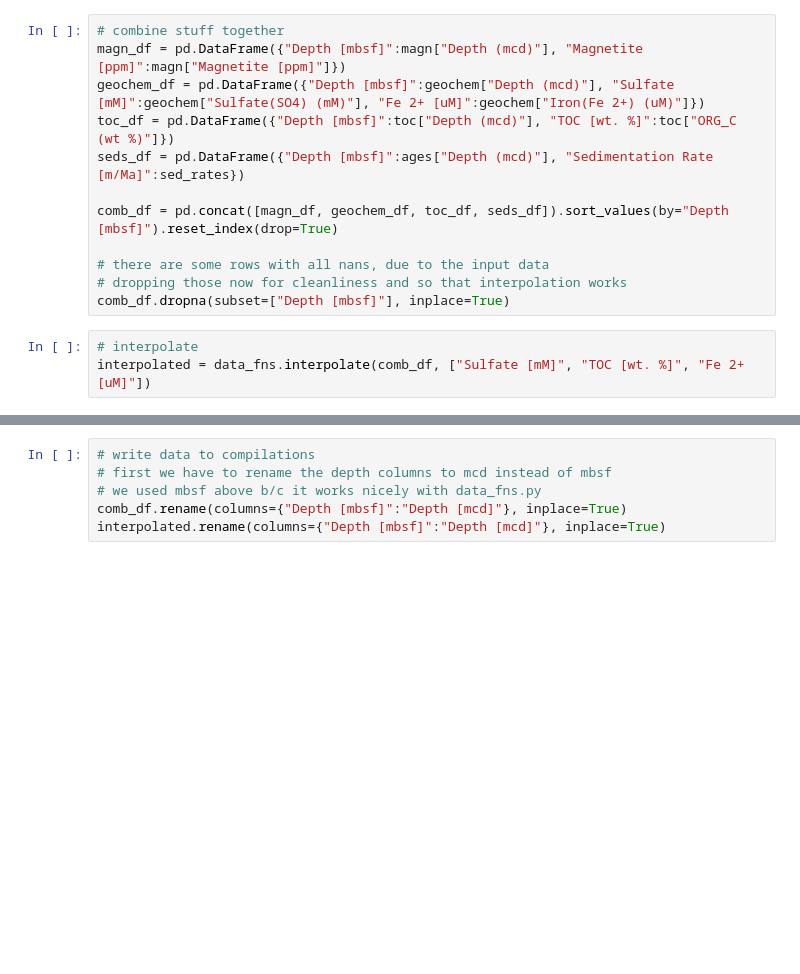
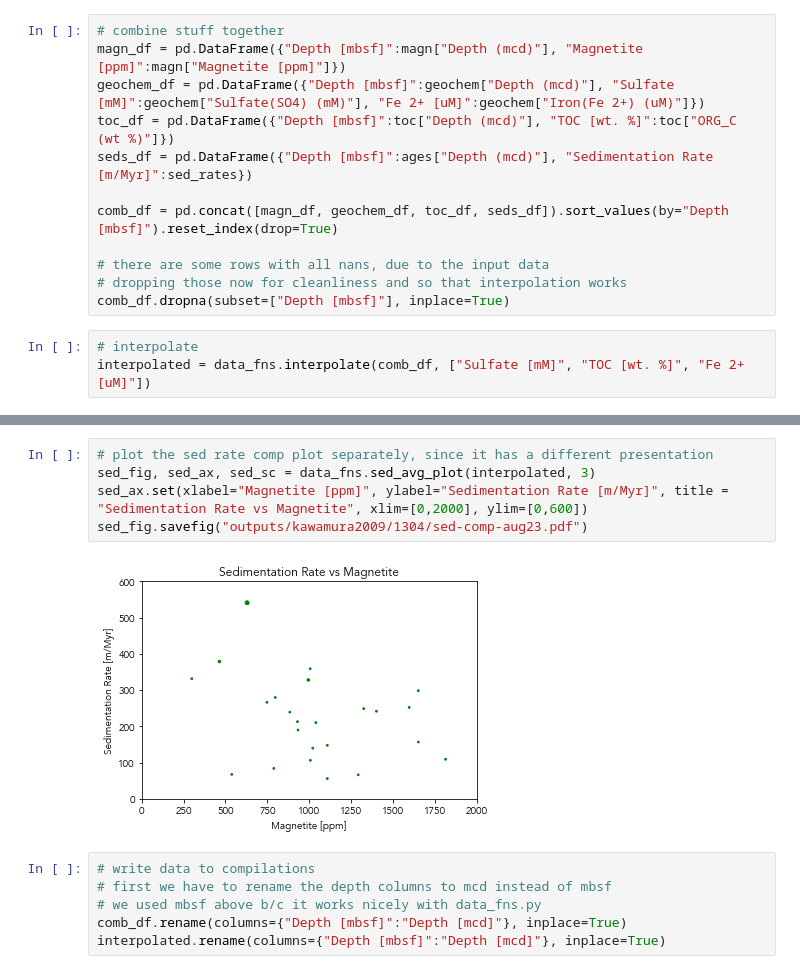
Before and after one commit to jackk9901/magnetite-preservation, a Jupyter notebook: code/kawamura1304.ipynb, the cells around one changed output, grey strips where cells are left out. Saved outputs shown, nothing was run; the diff lists cells and outputs as text; blank space fills up the shorter version.

```diff
--- a/code/kawamura1304.ipynb
+++ b/code/kawamura1304.ipynb
@@ -39,7 +39,7 @@ sed_rates = data_fns.sed_rates(ages["Age [Ma]"], ages["Depth (mcd)"])
 magn_df = pd.DataFrame({"Depth [mbsf]":magn["Depth (mcd)"], "Magnetite [ppm]":magn["Magnetite [ppm]"]})
 geochem_df = pd.DataFrame({"Depth [mbsf]":geochem["Depth (mcd)"], "Sulfate [mM]":geochem["Sulfate(SO4) (mM)"], "Fe 2+ [uM]":geochem["Iron(Fe 2+) (uM)"]})
 toc_df = pd.DataFrame({"Depth [mbsf]":toc["Depth (mcd)"], "TOC [wt. %]":toc["ORG_C (wt %)"]})
-seds_df = pd.DataFrame({"Depth [mbsf]":ages["Depth (mcd)"], "Sedimentation Rate [m/Ma]":sed_rates})
+seds_df = pd.DataFrame({"Depth [mbsf]":ages["Depth (mcd)"], "Sedimentation Rate [m/Myr]":sed_rates})
 
 comb_df = pd.concat([magn_df, geochem_df, toc_df, seds_df]).sort_values(by="Depth [mbsf]").reset_index(drop=True)
 
@@ -91,3 +80,10 @@ sed_fig.savefig("outputs/kawamura2009/1304/sed-comp.pdf")
+# %%
+# plot the sed rate comp plot separately, since it has a different presentation
+sed_fig, sed_ax, sed_sc = data_fns.sed_avg_plot(interpolated, 3)
+sed_ax.set(xlabel="Magnetite [ppm]", ylabel="Sedimentation Rate [m/Myr]", title = "Sedimentation Rate vs Magnetite", xlim=[0,2000], ylim=[0,600])
+sed_fig.savefig("outputs/kawamura2009/1304/sed-comp-aug23.pdf")
+# %% [output]
+[figure, added]
 # %%
 # write data to compilations
 # first we have to rename the depth columns to mcd instead of mbsf
```
Also changed, not shown: parts of 2 cells of this notebook, 20 other files.
